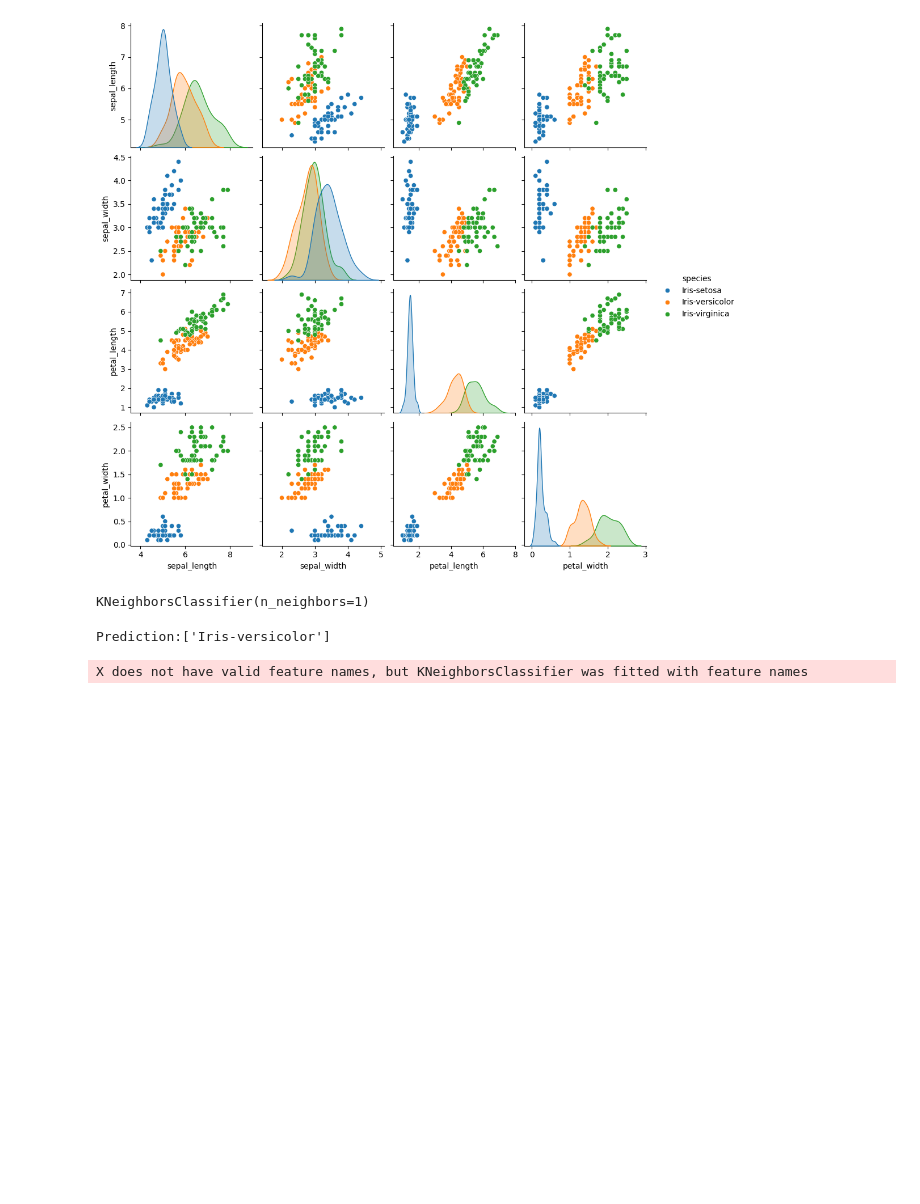
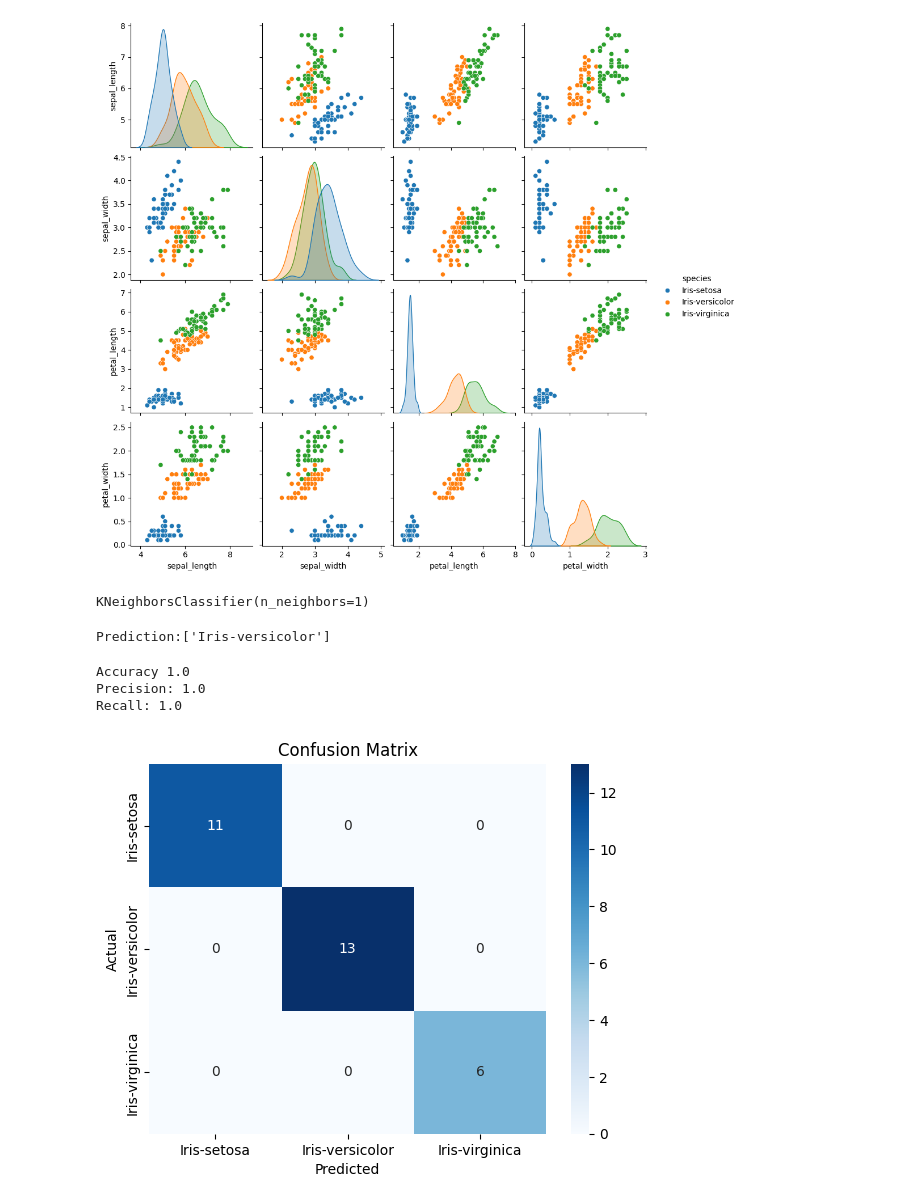
Before and after one commit to donyafallah/Iris-Flower-Classification, a Jupyter notebook: Iris_Flower_Classification.ipynb, the cells around one changed output. Cells and saved outputs as stored; diff of their text form; code cells hidden in the pictures; blank space fills up the shorter version.

Commit message:
Add model evaluation: accuracy, precision, recall, confusion matrix, KNN accuracy vs neighbors, and cross-validation

```diff
--- a/Iris_Flower_Classification.ipynb
+++ b/Iris_Flower_Classification.ipynb
@@ -85,23 +85,60 @@ plt.show()
 # %%
 # Splitting the dataset into training and testing sets (80% train, 20% test)
 from sklearn.model_selection import train_test_split
-x_train , x_test , y_train , y_test = train_test_split(X , y , test_size=0.2 , random_state=0 )
+X_train , X_test , y_train , y_test = train_test_split(X , y , test_size=0.2 , random_state=0 )
 
 # Importing K-Nearest Neighbors classifier and creating an instance with 1 neighbor
 from sklearn.neighbors import KNeighborsClassifier
 knn = KNeighborsClassifier(n_neighbors=1)
 
 # Training the KNN model on the training data
-knn.fit(x_train , y_train)
+knn.fit(X_train , y_train)
 # %% [output]
 KNeighborsClassifier(n_neighbors=1)
 # %%
 # Creating a new sample for prediction
-x_new = np.array([[5,2.3,3.3,1]])
+X_new = pd.DataFrame([[5,2.3,3.3,1]],columns=X.columns)
 
 # Predicting the class of the new sample
-prediction = knn.predict(x_new)
+prediction = knn.predict(X_new)
 print("Prediction:{}".format(prediction))
 # %% [output]
 Prediction:['Iris-versicolor']
-X does not have valid feature names, but KNeighborsClassifier was fitted with feature names
+# %%
+# Evaluating the model on test data
+from sklearn.metrics import accuracy_score , recall_score , precision_score
+
+knn.fit(X_train , y_train)
+y_pred = knn.predict(X_test)
+
+precision = precision_score(y_test, y_pred, average="macro")
+recall = recall_score(y_test, y_pred, average="macro")
+
+# Note: Accuracy, Precision, and Recall are all 1.0 here because the Iris dataset is very small,
+# clean, and well-separated. In real-world datasets with more samples, noise, or overlapping classes,
+# these metrics would usually be lower and more informative about model performance.
+
+print("Accuracy",accuracy_score(y_test,y_pred))
+print("Precision:", precision)
+print("Recall:", recall)
+# %% [output]
+Accuracy 1.0
+Precision: 1.0
+Recall: 1.0
+# %%
+from sklearn.metrics import confusion_matrix
+
+cm = confusion_matrix(y_test , y_pred)
+# Rows/cols = Iris classes (setosa, versicolor, virginica)
+# Diagonal [11,13,6] → all correctly classified
+# Off-diagonal = 0 → no misclassifications
+
+
+# Plot confusion matrix as a heatmap with class labels for better visualization
+sns.heatmap(cm, annot=True , fmt="d" , cmap="Blues" , xticklabels= knn.classes_ , yticklabels= knn.classes_)
+plt.xlabel("Predicted")
+plt.ylabel("Actual")
+plt.title("Confusion Matrix")
+plt.show()
+# %% [output]
+[figure, added]
```
Also changed, not shown: parts of 4 cells of this notebook.
